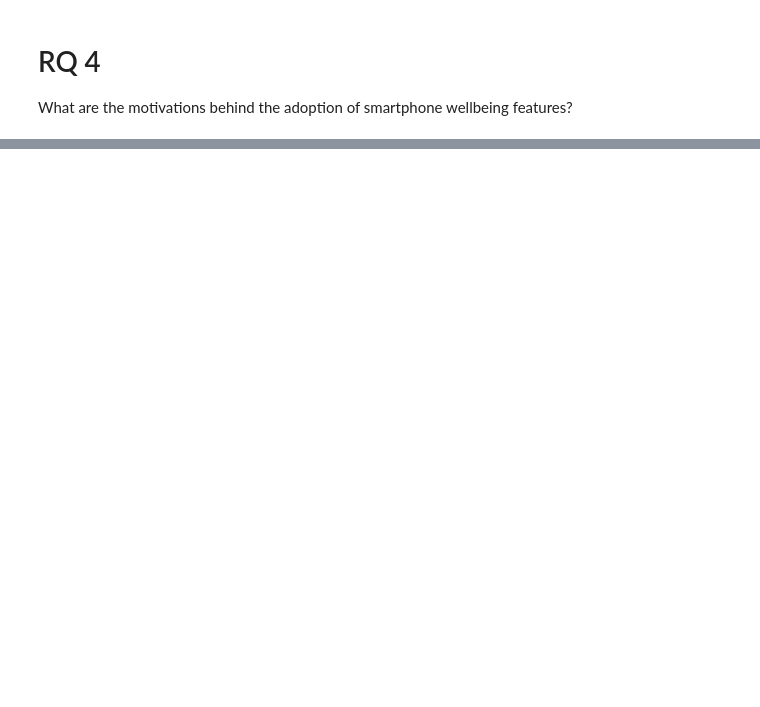
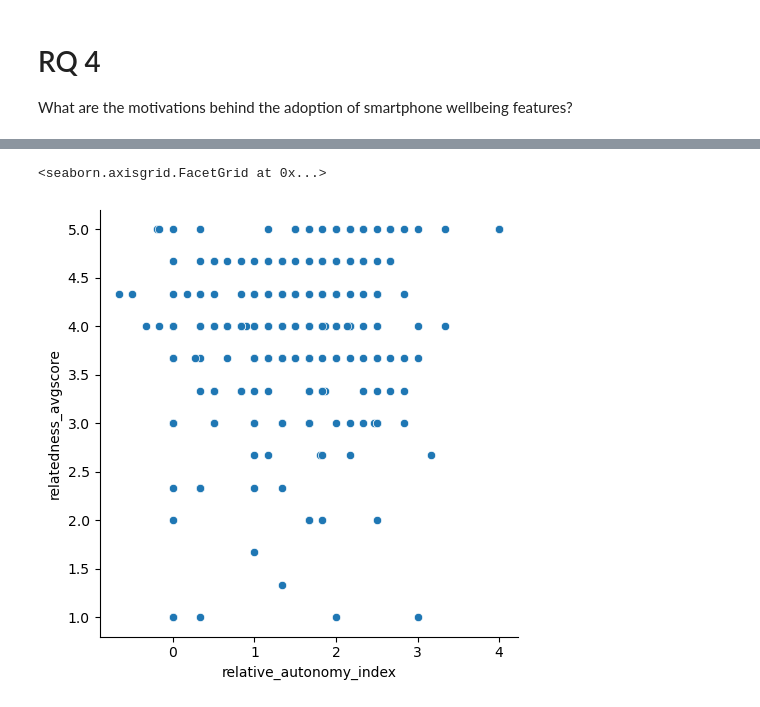
Before and after one commit to smc395/smartphone-wellbeing-study, a Jupyter notebook: analysis.ipynb, the cells around one changed output, grey strips where cells are left out. Cells and saved outputs as stored; diff of their text form; code cells hidden in the pictures; blank space fills up the shorter version.

```diff
--- a/analysis.ipynb
+++ b/analysis.ipynb
@@ -807,0 +882,5 @@ df.loc[df['usage_flag'] == 1, ['autonomous_regulation_score', 'controlled_regula
+# %%
+sns.relplot(data=acta_df, x='relative_autonomy_index', y='relatedness_avgscore')
+# %% [output]
+<seaborn.axisgrid.FacetGrid at 0x...>
+[figure, added]
```
Also changed, not shown: parts of 17 cells of this notebook.
